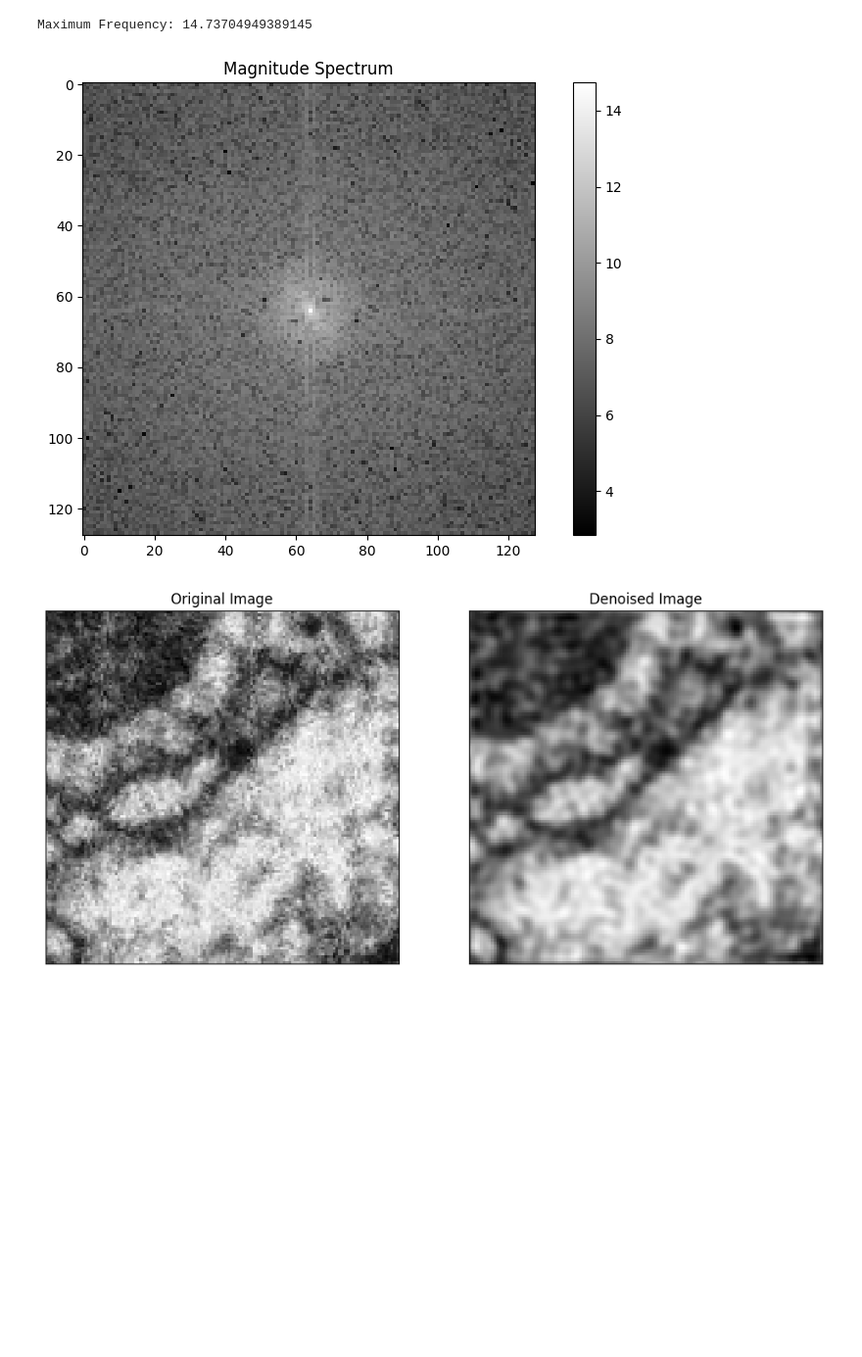
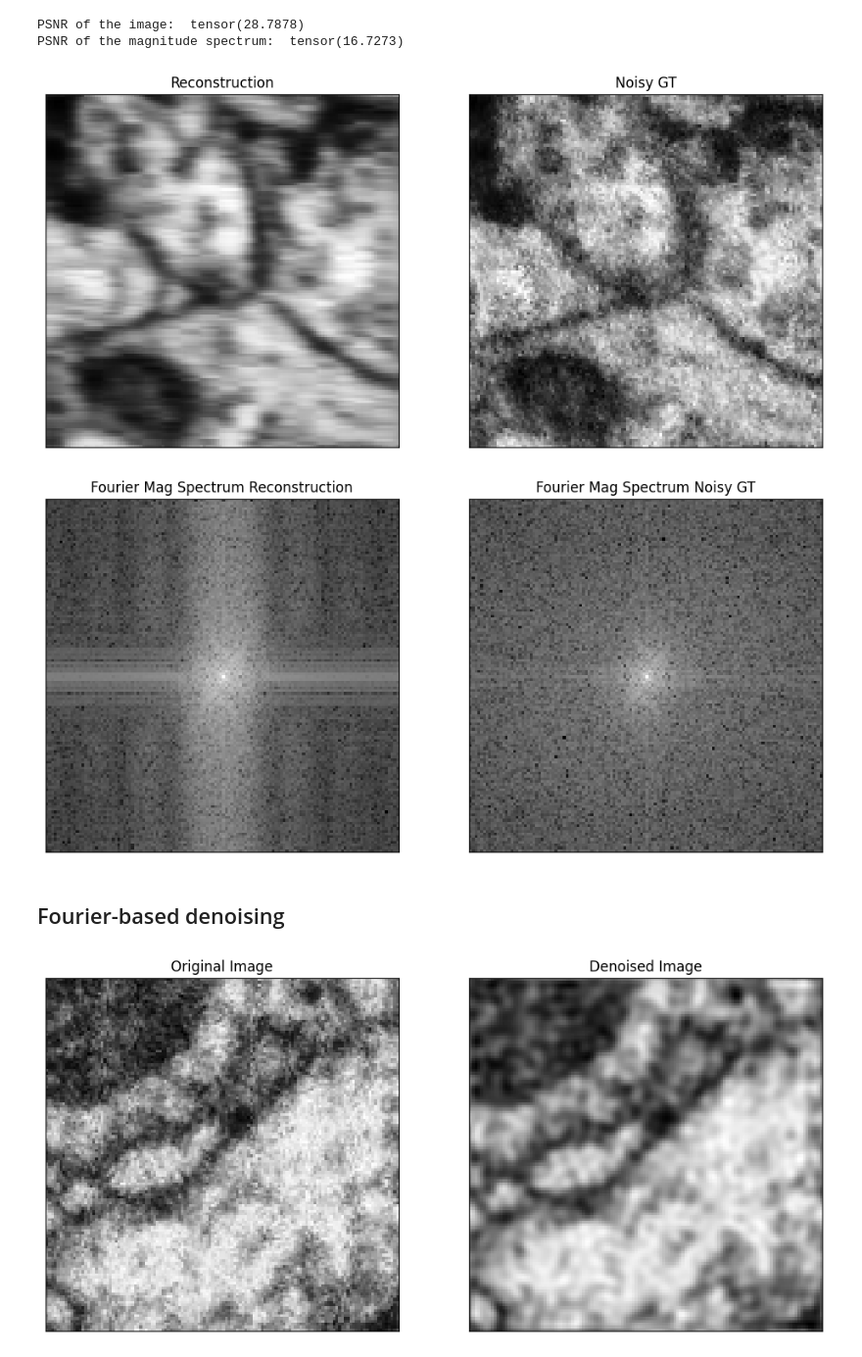
Before and after one commit to jakobtroidl/niiv, a Jupyter notebook: util/fft.ipynb, the cells around one changed output. Shown at 98% size. Drawn from its saved outputs; the diff is of its cells as text; code cells hidden in the pictures; blank space fills up the shorter version.

```diff
--- a/util/fft.ipynb
+++ b/util/fft.ipynb
@@ -7,26 +8,0 @@ from PIL import Image
-# %%
-path = "/home/jakobtroidl/Desktop/neural-volumes/data/hemibrain-volume-noisy-large/test_sequence/15750_18505_17484/8.png"
-
-# Load the image (assuming it's a grayscale image)
-image = cv2.imread(path, cv2.IMREAD_GRAYSCALE)
-
-# Apply Fast Fourier Transform
-f_transform = fft2(image)
-f_shift = fftshift(f_transform)
-# Compute magnitude spectrum
-magnitude_spectrum = np.log(np.abs(f_shift) + 1) # Adding 1 to avoid log(0)
-# Find the maximum frequency
-max_frequency = np.max(magnitude_spectrum)
-
-print(f"Maximum Frequency: {max_frequency}")
-# %% [output]
-Maximum Frequency: 14.73704949389145
-# %%
-# Plot the magnitude spectrum
-plt.figure(figsize=(10, 6))
-plt.imshow(magnitude_spectrum, cmap='gray')
-plt.title('Magnitude Spectrum')
-plt.colorbar()
-plt.show()
-# %% [output]
-[figure, removed]
@@ -33,3 +15,52 @@ plt.show()
+# %%
+path = "/home/jakobtroidl/Desktop/neural-volumes/logs/hemibrain-volume-noisy-test-gradient-regularizer/results_iteration_42/16280_20860_19143/result/result_0_psnr_21,828529870804964.png"
+image1 = torch.from_numpy(cv2.imread(path, cv2.IMREAD_GRAYSCALE))
+
+path = "/home/jakobtroidl/Desktop/neural-volumes/logs/hemibrain-volume-noisy-test-gradient-regularizer/results_iteration_42/16280_20860_19143/gt/gt_0.png"
+image2 = torch.from_numpy(cv2.imread(path, cv2.IMREAD_GRAYSCALE))
+
+psnr = PeakSignalNoiseRatio()
+
+psnr_im = psnr(image1, image2)
+
+im1_spectrum = compute_fourier_mag_spectrum(image1)
+im2_spectrum = compute_fourier_mag_spectrum(image2)
+
+psnr_spectrum = psnr(im1_spectrum, im2_spectrum)
+
+print("PSNR of the image: ", psnr_im)
+print("PSNR of the magnitude spectrum: ", psnr_spectrum)
+# %% [output]
+PSNR of the image:  tensor(28.7878)
+PSNR of the magnitude spectrum:  tensor(16.7273)
+# %%
+# Display the original, denoised images, and the difference
+plt.figure(figsize=(12, 6))
+
+plt.subplot(121), plt.imshow(image1.squeeze().cpu().detach().numpy(), cmap='gray')
+plt.title('Reconstruction'), plt.xticks([]), plt.yticks([])
+
+plt.subplot(122), plt.imshow(image2.squeeze().cpu().detach().numpy(), cmap='gray')
+plt.title('Noisy GT'), plt.xticks([]), plt.yticks([])
+
+plt.show()
+
+
+# Display the original, denoised images, and the difference
+plt.figure(figsize=(12, 6))
+
+plt.subplot(121), plt.imshow(im1_spectrum.squeeze().cpu().detach().numpy(), cmap='gray')
+plt.title('Fourier Mag Spectrum Reconstruction'), plt.xticks([]), plt.yticks([])
+
+plt.subplot(122), plt.imshow(im2_spectrum.squeeze().cpu().detach().numpy(), cmap='gray')
+plt.title('Fourier Mag Spectrum Noisy GT'), plt.xticks([]), plt.yticks([])
+
+plt.show()
+# %% [output]
+[figure, added]
+[figure, added]
+# %% [markdown]
+## Fourier-based denoising
 # %%
 # Load the image (converting to grayscale)
 image = Image.open(path).convert('L')
```
Also changed, not shown: parts of 2 cells of this notebook.
